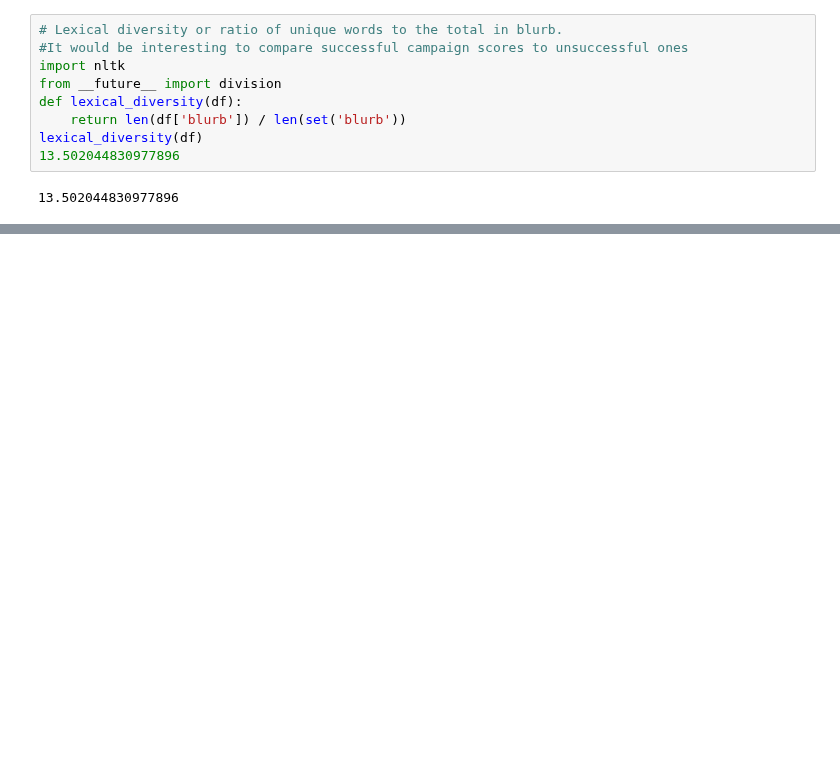
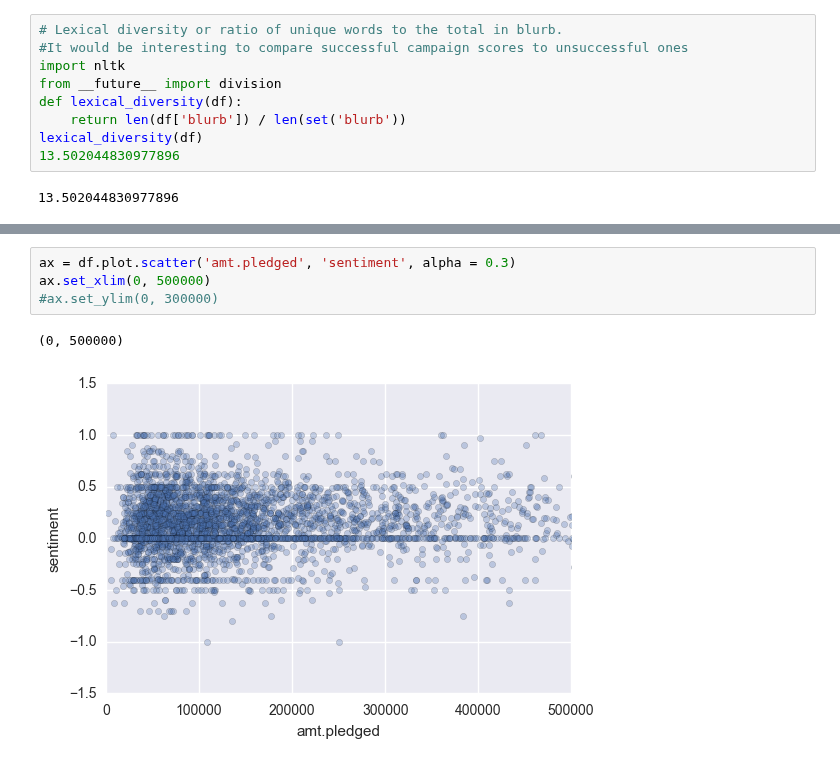
Before and after one commit to spockl/GA-DSI, a Jupyter notebook: Untitled Folder/group project final.ipynb, the cells around one changed output, grey strips where cells are left out. Cells and saved outputs as stored; diff of their text form; blank space fills up the shorter version.

```diff
--- a/Untitled Folder/group project final.ipynb
+++ b/Untitled Folder/group project final.ipynb
@@ -158,0 +342,7 @@ lexical_diversity(df)
+# %%
+ax = df.plot.scatter('amt.pledged', 'sentiment', alpha = 0.3)
+ax.set_xlim(0, 500000)
+#ax.set_ylim(0, 300000)
+# %% [output]
+(0, 500000)
+[figure, added]
```
Also changed, not shown: parts of 27 cells of this notebook, 18 other files.
